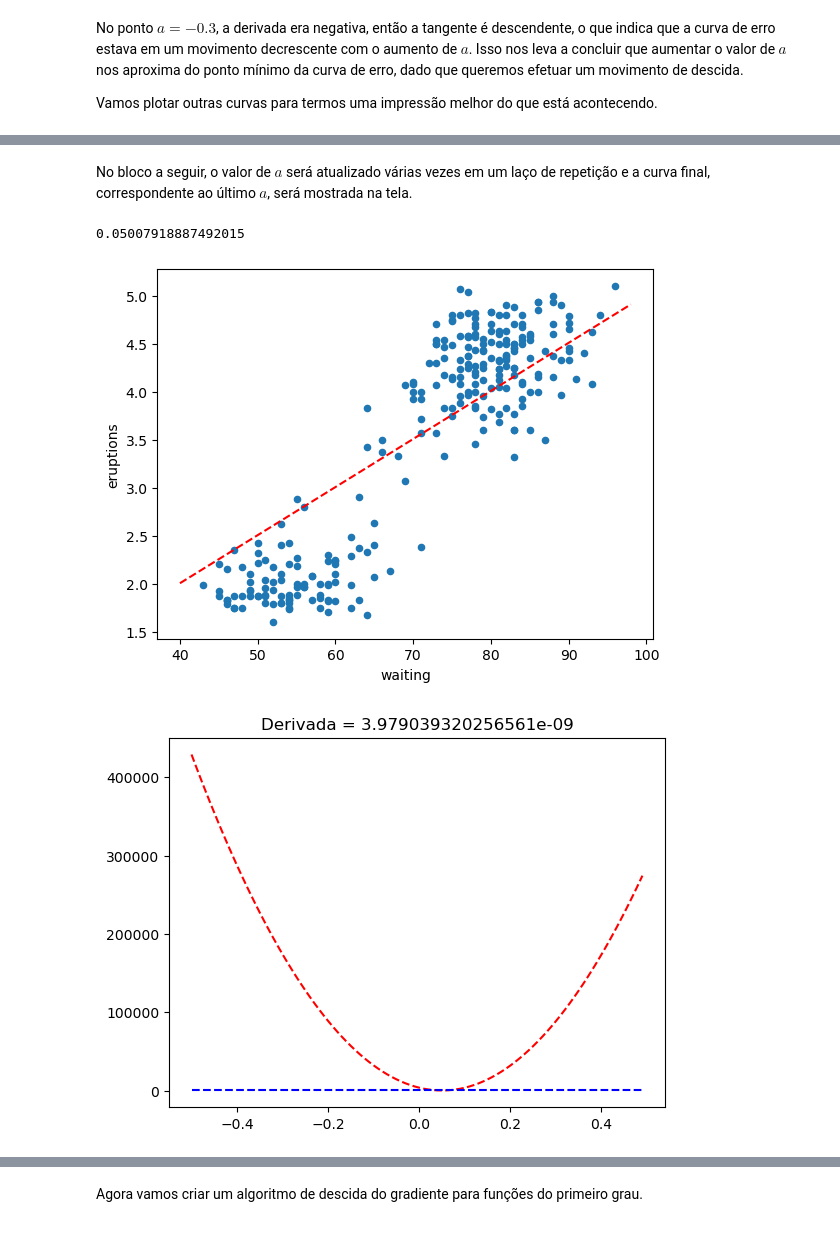
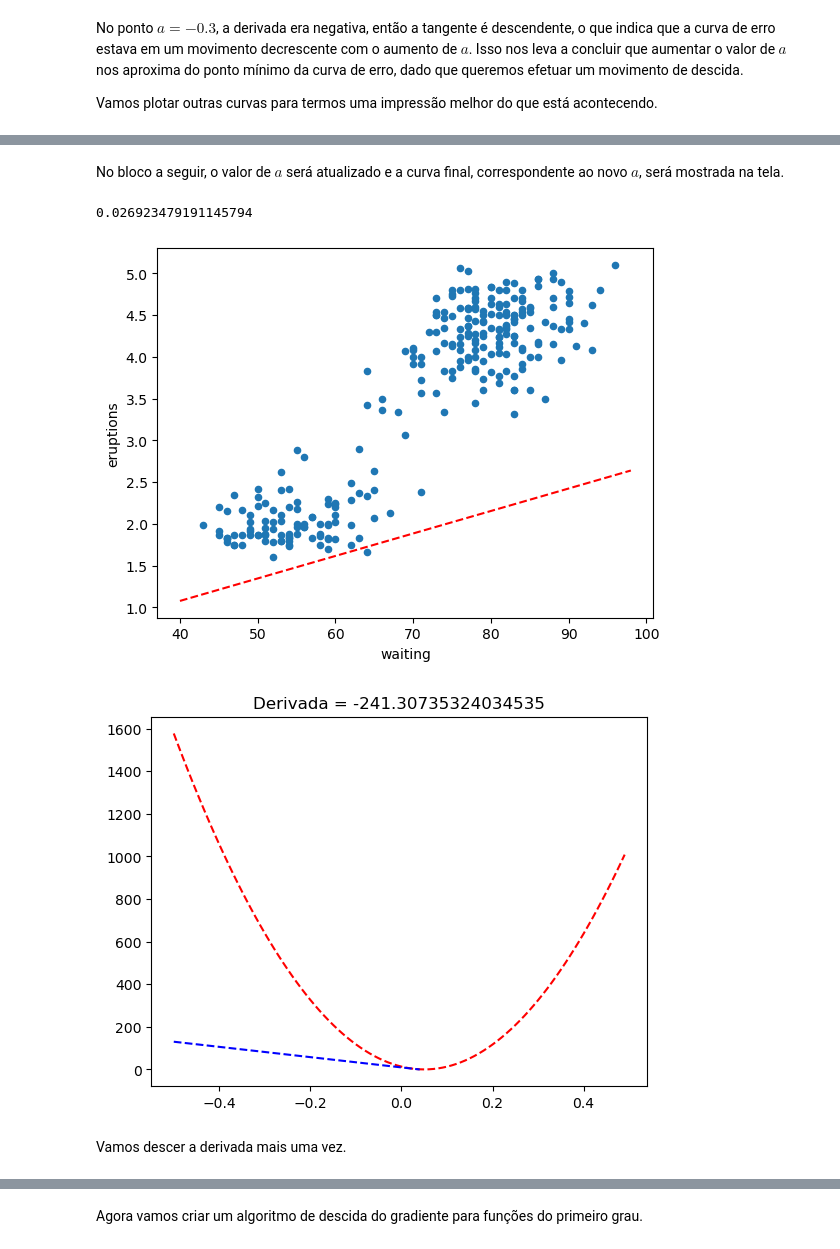
Before and after one commit to ulissesdias/tt003, a Jupyter notebook: notebooks/aula02_descida_do_gradiente.ipynb, the cells around one changed output, grey strips where cells are left out. Cells and saved outputs as stored; diff of their text form; code cells hidden in the pictures.

Commit message:
Preparativos para a aula 02

```diff
--- a/notebooks/aula02_descida_do_gradiente.ipynb
+++ b/notebooks/aula02_descida_do_gradiente.ipynb
@@ -253,7 +262,7 @@ def erro_quadratico_variando_a(b = 0) :
         eixo_a.append(a)
 
         oraculo = lambda x : a*x + b
-        eixo_erro.append(erro_quadratico_acumulado(oraculo))
+        eixo_erro.append(erro_quadratico_medio(oraculo))
 
     return eixo_a, eixo_erro
 # %%
@@ -351,7 +367,7 @@ def plota_curva_de_erro_com_derivada_em_a(a, b = 0) :
 
     ## Computando o erro no ponto a
     oraculo = lambda x : a*x + b
-    erro_a = erro_quadratico_acumulado(oraculo)
+    erro_a = erro_quadratico_medio(oraculo)
 
     ## Computando a derivada no ponto a
     m = derivada_erro_quadratico_no_ponto_a(a, b)
@@ -444,8 +462,6 @@ Vamos implementar este algoritmo na função chamada **descida_da_derivada**. Es
 def descida_da_derivada(a, b = 0, eta = 0.001) :
     m = derivada_erro_quadratico_no_ponto_a(a, b)
 
-    ## ToDo: altere a linha abaixo para que novo_a seja diferente de a
-    novo_a = a
-
-    return novo_a
+    ## ToDo: altere a linha abaixo para que entregue um novo a
+    return a
 # %% [markdown]
@@ -484,7 +502,11 @@ def plota_grafico(oraculo, with_error = False) :
 ## Iniciando os valores
 a = 0.6 ## Começaremos com um a arbitrário
 b = 0.0 ## Fixando o b
-eta = 0.0000001 ## Escolhemos uma taxa de aprendizado baixíssima
+eta = 0.0001 ## Escolhemos uma taxa de aprendizado bem baixa
+
+plota_curva_de_erro_com_derivada_em_a(a)
+
+plt.show()
 
 plota_grafico(lambda x : a*x + b)
 # %% [output]
@@ -496,15 +515,16 @@ plota_curva_de_erro_com_derivada_em_a(a)
 # %% [markdown]
-No bloco a seguir, o valor de $a$ será atualizado várias vezes em um laço de repetição e a curva final, correspondente ao último $a$, será mostrada na tela.
+No bloco a seguir, o valor de $a$ será atualizado e a curva final, correspondente ao novo $a$, será mostrada na tela.
 # %%
-for epoch in range(100) :
-    a = descida_da_derivada(a, b, eta)
+a = descida_da_derivada(a, b, eta)
 
 print(a)
 
 plota_grafico(lambda x : a*x + b)
 plt.show()
 plota_curva_de_erro_com_derivada_em_a(a)
 # %% [output]
-0.05007918887492015
+0.026923479191145794
-[figure, old version]
+[figure, new version]
-[figure, old version]
+[figure, new version]
+# %% [markdown]
+Vamos descer a derivada mais uma vez.
```
Also changed, not shown: parts of 42 cells of this notebook, 1 other file.
